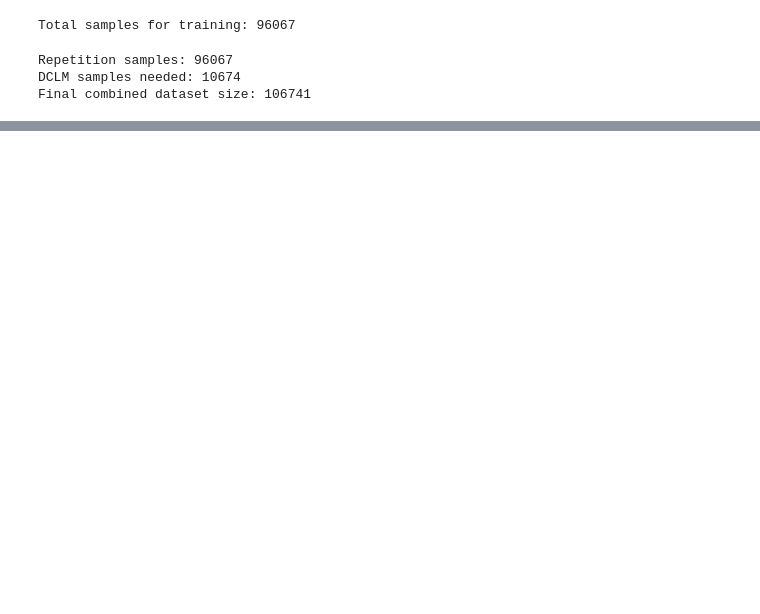
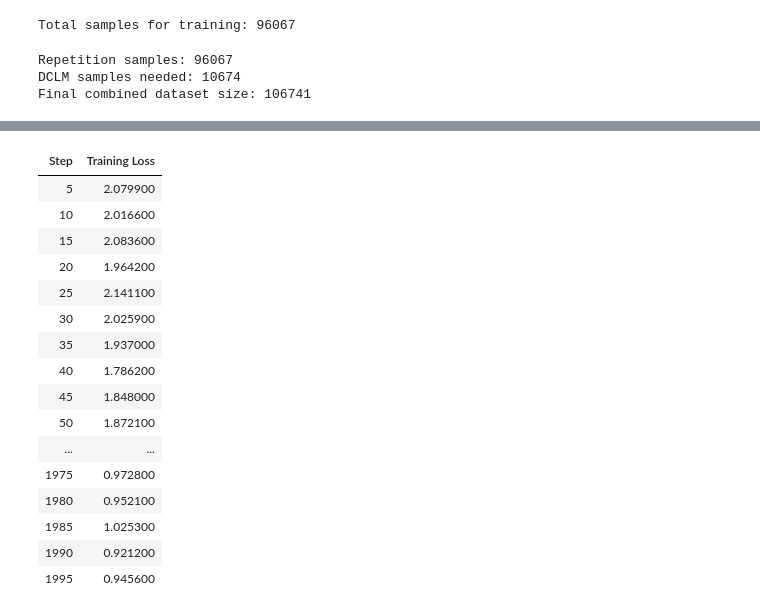
Before and after one commit to DimitrisKu/Active-Reading--Pattern-Recognition, a Jupyter notebook: fine_tuning.ipynb, the cells around one changed output, grey strips where cells are left out. Saved outputs shown, nothing was run; the diff lists cells and outputs as text; code cells hidden in the pictures; blank space fills up the shorter version.

```diff
--- a/fine_tuning.ipynb
+++ b/fine_tuning.ipynb
@@ -214,5 +216,5 @@ trainer = SFTTrainer(
     args=sft_config,
 )
 
-trainer.train(resume_from_checkpoint=False) # Change this to True after first run
+trainer.train(resume_from_checkpoint=True) # Change this to True after first run
 # %% [output]
@@ -220,0 +223,17 @@ Deprecated positional argument(s) used in SFTTrainer, please use the SFTConfig t
+| Step | Training Loss |
+| 5 | 2.079900 |
+| 10 | 2.016600 |
+| 15 | 2.083600 |
+| 20 | 1.964200 |
+| 25 | 2.141100 |
+| 30 | 2.025900 |
+| 35 | 1.937000 |
+| 40 | 1.786200 |
+| 45 | 1.848000 |
+| 50 | 1.872100 |
+| ... | ... |
+| 1975 | 0.972800 |
+| 1980 | 0.952100 |
+| 1985 | 1.025300 |
+| 1990 | 0.921200 |
+| 1995 | 0.945600 |
```
Also changed, not shown: parts of 10 cells of this notebook.
